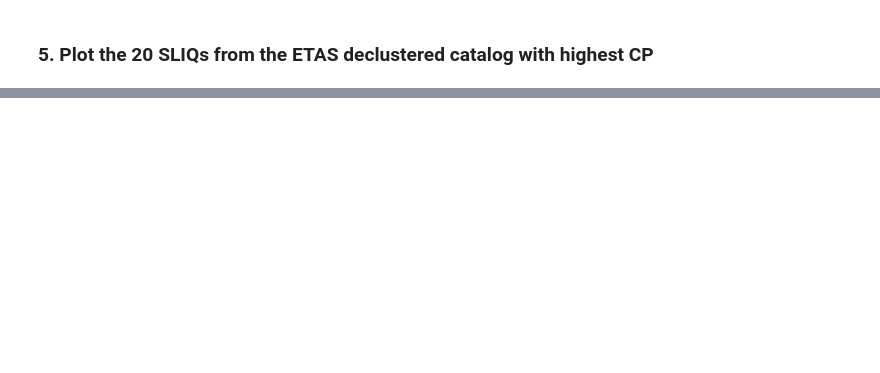
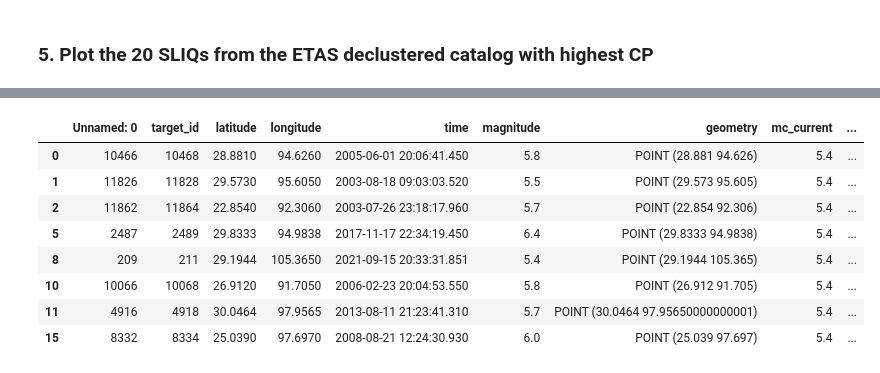
Before and after one commit to amandasyamsul/SLIQ, a Jupyter notebook: figure-3.ipynb, the cells around one changed output, grey strips where cells are left out. Saved outputs shown, nothing was run; the diff lists cells and outputs as text; code cells hidden in the pictures; blank space fills up the shorter version.

```diff
--- a/figure-3.ipynb
+++ b/figure-3.ipynb
@@ -76,0 +86,15 @@ loadquakes.load_map_cb(catalog,sliq_etas.head(20),sliq_etas.dmass.head(20), [1,2
+# %%
+sliq_etas.head(20)[(sliq_etas.head(20).latitude>20) &
+          (sliq_etas.head(20).latitude<40) &
+          (sliq_etas.head(20).longitude>90) &
+          (sliq_etas.head(20).longitude<110)]
+# %% [output]
+|  | Unnamed: 0 | target_id | latitude | longitude | time | magnitude | geometry | mc_current | ... |
+| 0 | 10466 | 10468 | 28.8810 | 94.6260 | 2005-06-01 20:06:41.450 | 5.8 | POINT (28.881 94.626) | 5.4 | ... |
+| 1 | 11826 | 11828 | 29.5730 | 95.6050 | 2003-08-18 09:03:03.520 | 5.5 | POINT (29.573 95.605) | 5.4 | ... |
+| 2 | 11862 | 11864 | 22.8540 | 92.3060 | 2003-07-26 23:18:17.960 | 5.7 | POINT (22.854 92.306) | 5.4 | ... |
+| 5 | 2487 | 2489 | 29.8333 | 94.9838 | 2017-11-17 22:34:19.450 | 6.4 | POINT (29.8333 94.9838) | 5.4 | ... |
+| 8 | 209 | 211 | 29.1944 | 105.3650 | 2021-09-15 20:33:31.851 | 5.4 | POINT (29.1944 105.365) | 5.4 | ... |
+| 10 | 10066 | 10068 | 26.9120 | 91.7050 | 2006-02-23 20:04:53.550 | 5.8 | POINT (26.912 91.705) | 5.4 | ... |
+| 11 | 4916 | 4918 | 30.0464 | 97.9565 | 2013-08-11 21:23:41.310 | 5.7 | POINT (30.0464 97.95650000000001) | 5.4 | ... |
+| 15 | 8332 | 8334 | 25.0390 | 97.6970 | 2008-08-21 12:24:30.930 | 6.0 | POINT (25.039 97.697) | 5.4 | ... |
```
Also changed, not shown: parts of 5 cells of this notebook, 2 other files.
